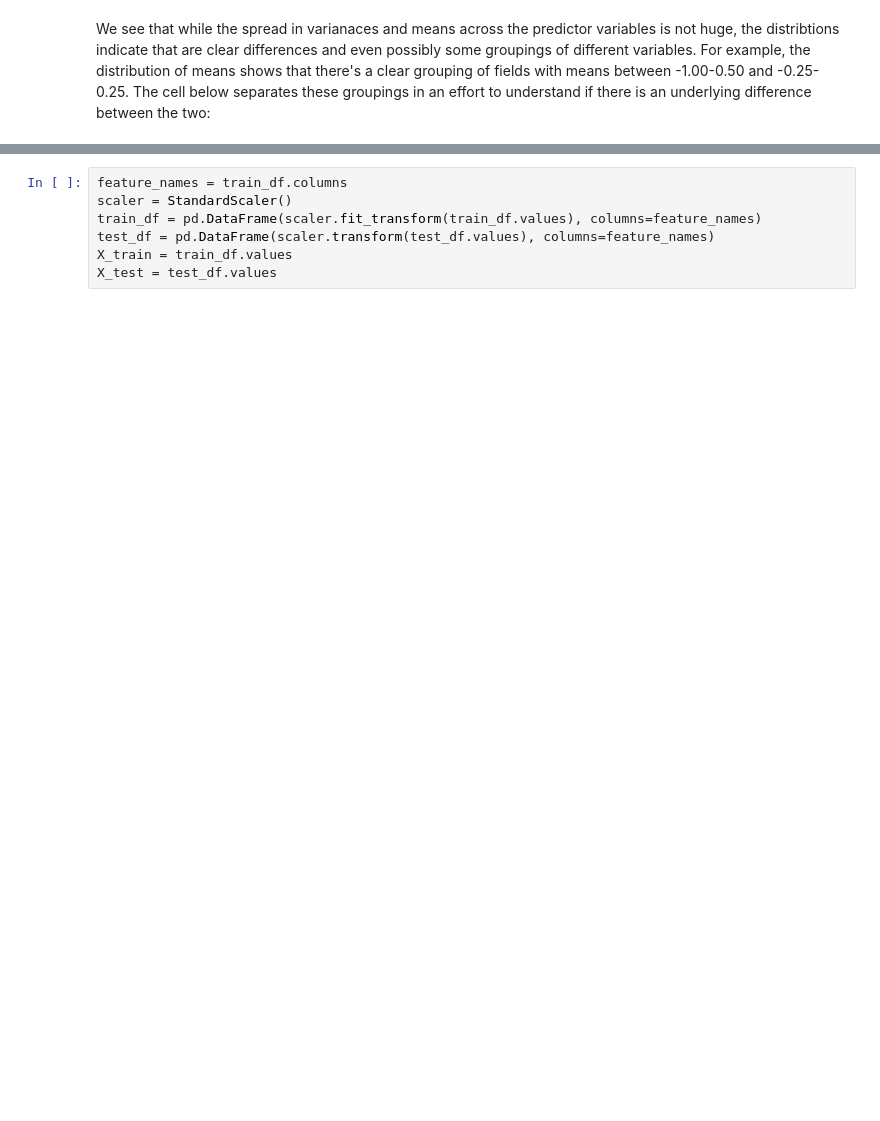
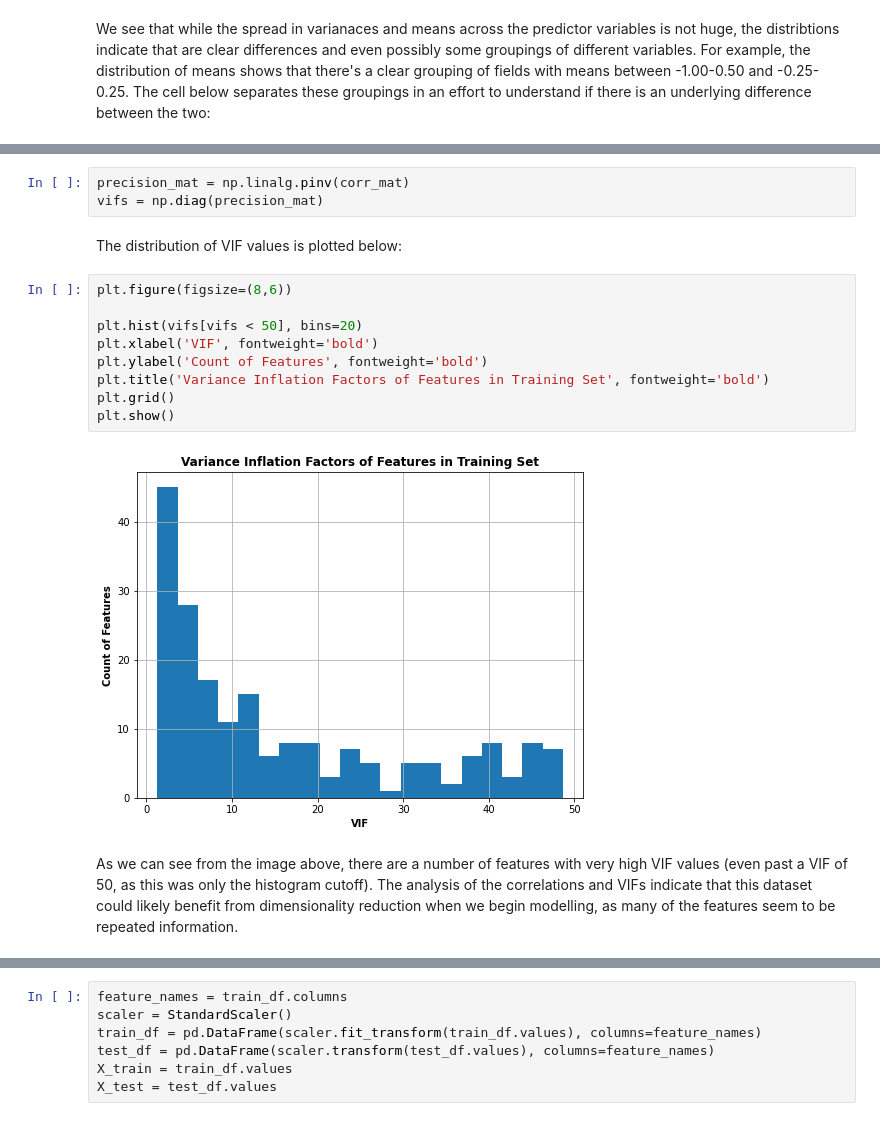
Before and after one commit to williamzjasmine/CUNY_SPS_DS, a Jupyter notebook: DATA_602/Final_Project/Predicting_Human_Activities_Using_Smartphones.ipynb, the cells around one changed output, grey strips where cells are left out. Cells and saved outputs as stored; diff of their text form; blank space fills up the shorter version.

```diff
--- a/DATA_602/Final_Project/Final Project.ipynb
+++ b/DATA_602/Final_Project/Predicting_Human_Activities_Using_Smartphones.ipynb
@@ -202,3 +271,21 @@ We see in the above printout the unique parts of the beginning of each field nam
+# %%
+precision_mat = np.linalg.pinv(corr_mat)
+vifs = np.diag(precision_mat)
+# %% [markdown]
+The distribution of VIF values is plotted below:
+# %%
+plt.figure(figsize=(8,6))
+
+plt.hist(vifs[vifs < 50], bins=20)
+plt.xlabel('VIF', fontweight='bold')
+plt.ylabel('Count of Features', fontweight='bold')
+plt.title('Variance Inflation Factors of Features in Training Set', fontweight='bold')
+plt.grid()
+plt.show()
+# %% [output]
+[figure, added]
+# %% [markdown]
+As we can see from the image above, there are a number of features with very high VIF values (even past a VIF of 50, as this was only the histogram cutoff). The analysis of the correlations and VIFs indicate that this dataset could likely benefit from dimensionality reduction when we begin modelling, as many of the features seem to be repeated information.
 # %% [markdown]
 # Modelling
 
```
Also changed, not shown: parts of 49 cells of this notebook.
